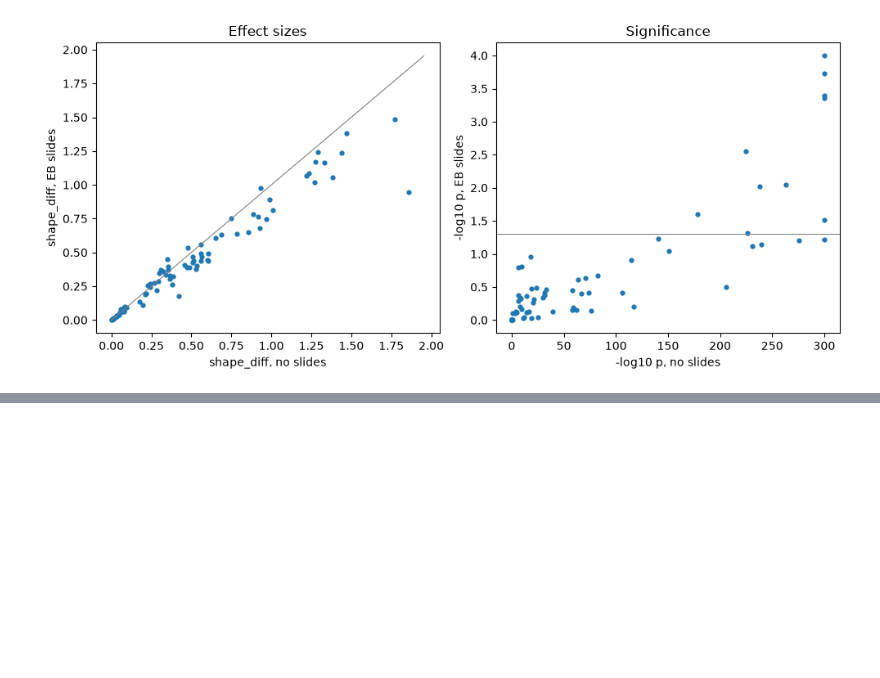
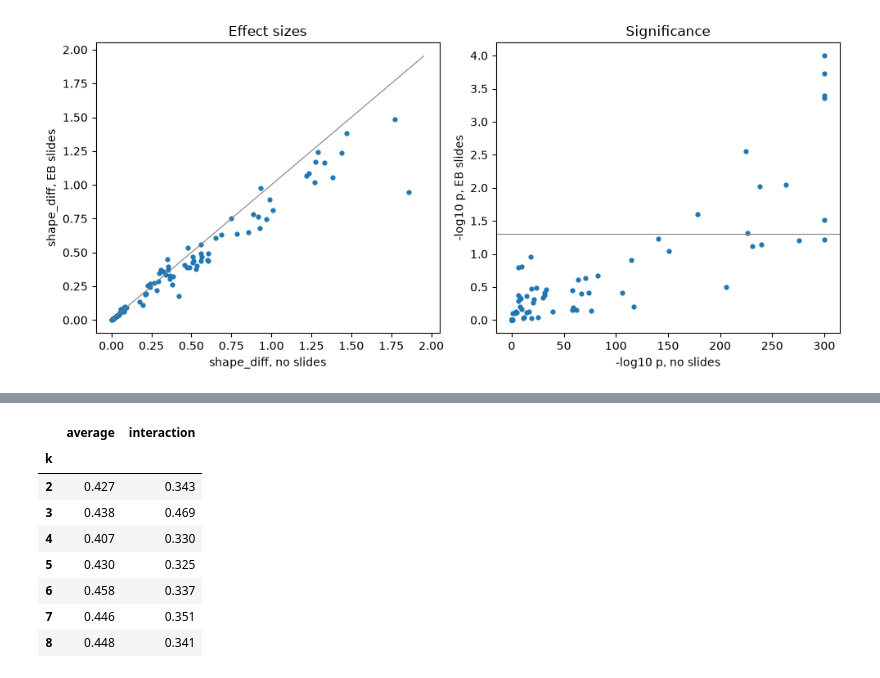
Before and after one commit to theislab/diffsvg, a Jupyter notebook: docs/notebooks/comparison_legnini_eb.ipynb, the cells around one changed output, grey strips where cells are left out. Cells and saved outputs as stored; diff of their text form; code cells hidden in the pictures; blank space fills up the shorter version.

```diff
--- a/docs/notebooks/comparison_legnini_eb.ipynb
+++ b/docs/notebooks/comparison_legnini_eb.ipynb
@@ -293,0 +300,16 @@ fig.tight_layout()
+# %%
+from sklearn.metrics import adjusted_rand_score
+
+t0 = time.perf_counter()
+dvg.pp.bin_obs(
+    adata, anchor="True", condition="condition", genes=GENES, layer=LAYER, n_bins=50, window_radius=None, sample="sample"
+)
+dvg.tl.fit_model(
+    adata, dvg.tl.setup_model(adata), n_workers=N_WORKERS, use_binned=True, inference="advi", test="parallel", tau=TAU
+)
+timings["4: curves, bins, ADVI, EB slides"] = time.perf_counter() - t0
+print(f"{timings['4: curves, bins, ADVI, EB slides']:.0f} s")
+fit_stats = adata.varm["dsvg_stats"].loc[GENES]
+print(f"{((fit_stats['vi_khat'] < 0.7) & (fit_stats['vi_ess'] > 0.1)).sum()} of {len(fit_stats)} genes pass the variational diagnostics")
+print(f"p < 0.05: {(fit_stats['parallel_pval'] < 0.05).sum()}, BH-adjusted < 0.05: {(fit_stats['parallel_pval_adj'] < 0.05).sum()}")
+{name: adata.varm[f"dsvg_coefs_{name}"].shape for name in ("beta", "beta_1")}
@@ -293,0 +325,38 @@ fig.tight_layout()
+# %%
+N_CLUSTERS = 5
+
+
+def cluster_table(key):
+    """One row per cluster: its size, how many of its genes the parallel-curves test flags, and the genes."""
+    labels = adata.var[key].dropna()
+    return pd.DataFrame(
+        {
+            cluster: {
+                "n": len(genes),
+                "p < 0.05": int((fit_stats.loc[genes, "parallel_pval"] < 0.05).sum()),
+                "BH < 0.05": int((fit_stats.loc[genes, "parallel_pval_adj"] < 0.05).sum()),
+                "median shape_diff": round(float(fit_stats.loc[genes, "shape_diff"].median()), 2),
+                "genes": ", ".join(genes),
+            }
+            for cluster, genes in ((c, list(labels.index[labels == c])) for c in labels.cat.categories)
+        }
+    ).T
+
+
+silhouettes = {}
+for by in ("average", "interaction"):
+    for k in range(2, 9):
+        dvg.tl.cluster_curves(adata, by=by, n_clusters=k, key_added="scan")
+        silhouettes[by, k] = adata.uns["scan"]["silhouette"]
+del adata.var["scan"], adata.uns["scan"]
+pd.Series(silhouettes).unstack(0).round(3).rename_axis("k")
+# %% [output]
+|  | average | interaction |
+| k |  |  |
+| 2 | 0.427 | 0.343 |
+| 3 | 0.438 | 0.469 |
+| 4 | 0.407 | 0.330 |
+| 5 | 0.430 | 0.325 |
+| 6 | 0.458 | 0.337 |
+| 7 | 0.446 | 0.351 |
+| 8 | 0.448 | 0.341 |
```
Also changed, not shown: parts of 12 cells of this notebook.
